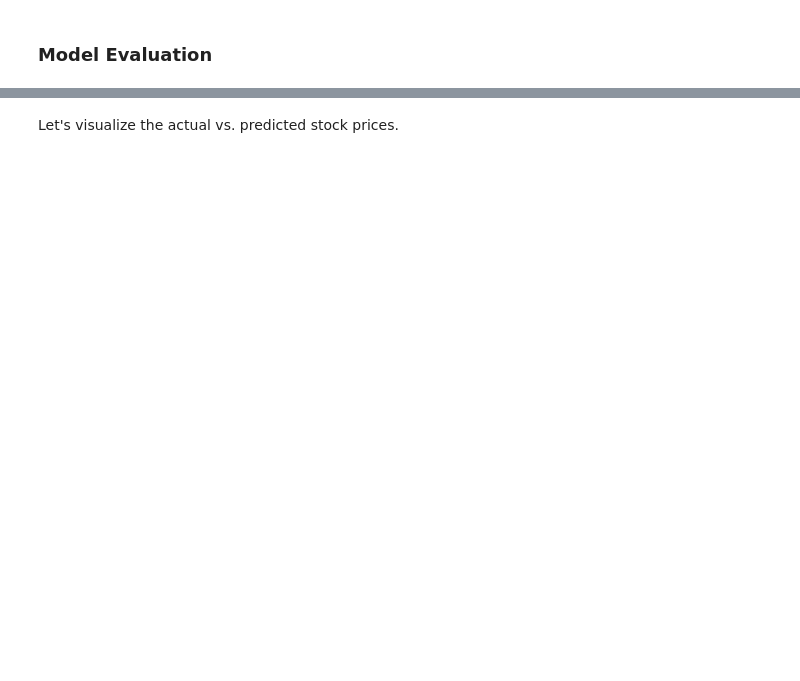
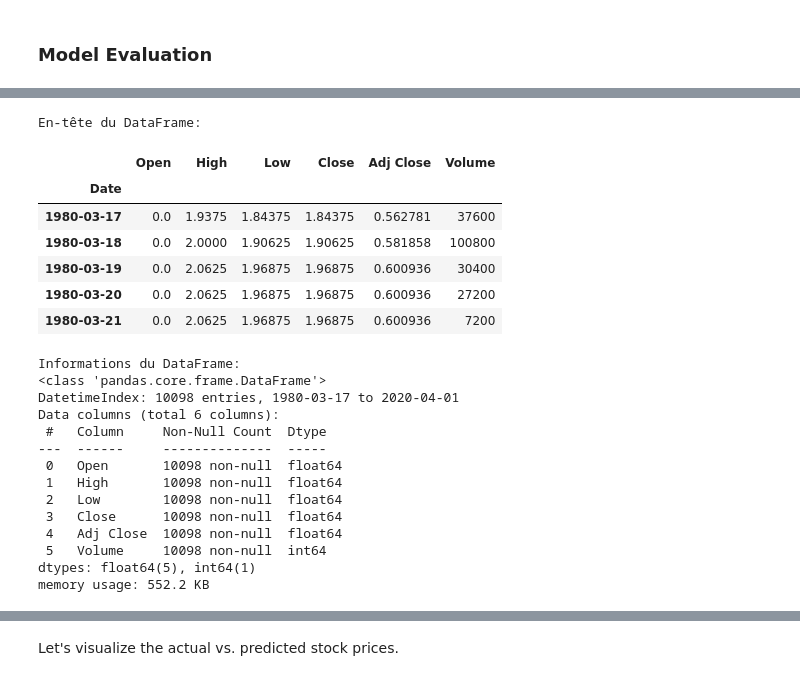
Before and after one commit to olympiomeless/DI_BootCamp_TTA, a Jupyter notebook: Week5/Day4/DailyChallenge/Daily.ipynb, the cells around one changed output, grey strips where cells are left out. Cells and saved outputs as stored; diff of their text form; code cells hidden in the pictures; blank space fills up the shorter version.

```diff
--- a/Week5/Day4/DailyChallenge/Daily.ipynb
+++ b/Week5/Day4/DailyChallenge/Daily.ipynb
@@ -29,0 +80,40 @@ Found dataset archive: c:\Users\meles\Downloads\archive (1).zip
+# %%
+import pandas as pd
+
+# Charger le dataset
+# Correction: Le fichier stock.csv n'est pas directement sous EXTRACT_DIR.
+# Nous allons charger un exemple de fichier d'action, par exemple 'JWN.csv'.
+# Vous pouvez changer ce chemin pour un autre fichier si vous le souhaitez.
+file_path = EXTRACT_DIR / 'stocks' / 'JWN.csv'
+df = pd.read_csv(file_path)
+df['Date'] = pd.to_datetime(df['Date'])
+df = df.set_index('Date')
+
+# Afficher les premières lignes et les informations
+print("En-tête du DataFrame:")
+display(df.head())
+print("\nInformations du DataFrame:")
+df.info()
+# %% [output]
+En-tête du DataFrame:
+|  | Open | High | Low | Close | Adj Close | Volume |
+| Date |  |  |  |  |  |  |
+| 1980-03-17 | 0.0 | 1.9375 | 1.84375 | 1.84375 | 0.562781 | 37600 |
+| 1980-03-18 | 0.0 | 2.0000 | 1.90625 | 1.90625 | 0.581858 | 100800 |
+| 1980-03-19 | 0.0 | 2.0625 | 1.96875 | 1.96875 | 0.600936 | 30400 |
+| 1980-03-20 | 0.0 | 2.0625 | 1.96875 | 1.96875 | 0.600936 | 27200 |
+| 1980-03-21 | 0.0 | 2.0625 | 1.96875 | 1.96875 | 0.600936 | 7200 |
+Informations du DataFrame:
+<class 'pandas.core.frame.DataFrame'>
+DatetimeIndex: 10098 entries, 1980-03-17 to 2020-04-01
+Data columns (total 6 columns):
+ #   Column     Non-Null Count  Dtype
+---  ------     --------------  -----
+ 0   Open       10098 non-null  float64
+ 1   High       10098 non-null  float64
+ 2   Low        10098 non-null  float64
+ 3   Close      10098 non-null  float64
+ 4   Adj Close  10098 non-null  float64
+ 5   Volume     10098 non-null  int64
+dtypes: float64(5), int64(1)
+memory usage: 552.2 KB
```
Also changed, not shown: parts of 20 cells of this notebook.
